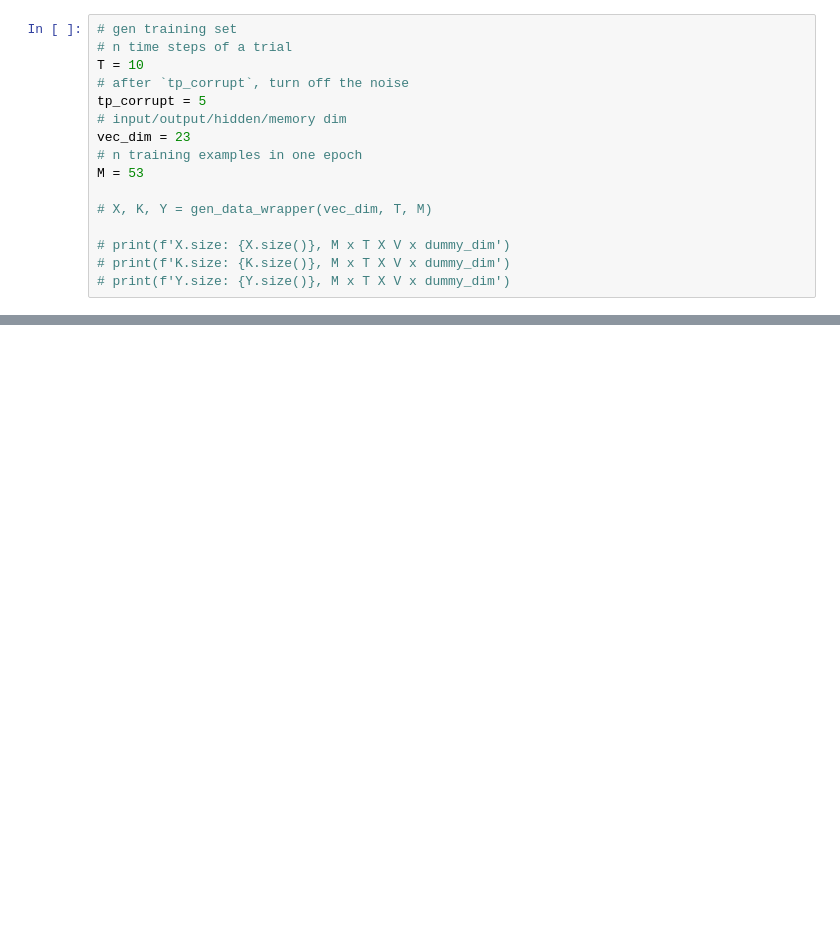
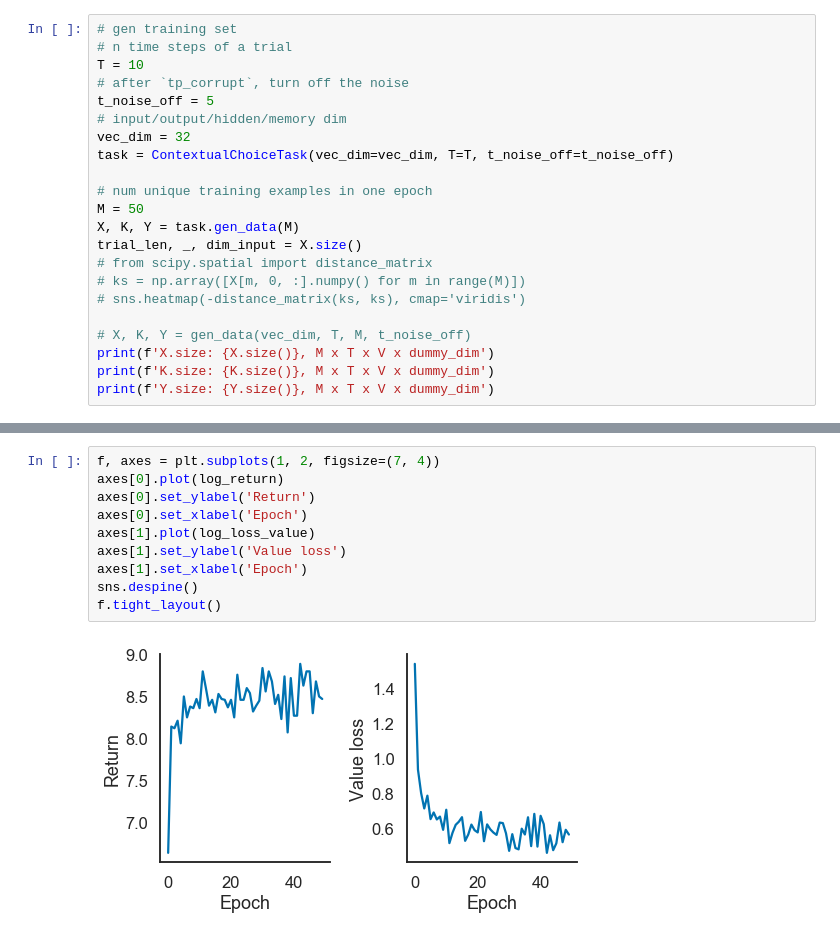
Before and after one commit to qihongl/dnd-lstm, a Jupyter notebook: src/contextual-choice.ipynb, the cells around one changed output, grey strips where cells are left out. Saved outputs shown, nothing was run; the diff lists cells and outputs as text; blank space fills up the shorter version.

```diff
--- a/src/contextual-choice.ipynb
+++ b/src/contextual-choice.ipynb
@@ -77,14 +24,20 @@ def gen_data_wrapper(vec_dim, T, M):
 # n time steps of a trial
 T = 10
 # after `tp_corrupt`, turn off the noise
-tp_corrupt = 5
+t_noise_off = 5
 # input/output/hidden/memory dim
-vec_dim = 23
-# n training examples in one epoch
-M = 53
+vec_dim = 32
+task = ContextualChoiceTask(vec_dim=vec_dim, T=T, t_noise_off=t_noise_off)
 
-# X, K, Y = gen_data_wrapper(vec_dim, T, M)
+# num unique training examples in one epoch
+M = 50
+X, K, Y = task.gen_data(M)
+trial_len, _, dim_input = X.size()
+# from scipy.spatial import distance_matrix
+# ks = np.array([X[m, 0, :].numpy() for m in range(M)])
+# sns.heatmap(-distance_matrix(ks, ks), cmap='viridis')
 
-# print(f'X.size: {X.size()}, M x T X V x dummy_dim')
-# print(f'K.size: {K.size()}, M x T X V x dummy_dim')
-# print(f'Y.size: {Y.size()}, M x T X V x dummy_dim')
+# X, K, Y = gen_data(vec_dim, T, M, t_noise_off)
+print(f'X.size: {X.size()}, M x T x V x dummy_dim')
+print(f'K.size: {K.size()}, M x T x V x dummy_dim')
+print(f'Y.size: {Y.size()}, M x T x V x dummy_dim')
@@ -278,0 +155,12 @@ f.tight_layout()
+# %%
+f, axes = plt.subplots(1, 2, figsize=(7, 4))
+axes[0].plot(log_return)
+axes[0].set_ylabel('Return')
+axes[0].set_xlabel('Epoch')
+axes[1].plot(log_loss_value)
+axes[1].set_ylabel('Value loss')
+axes[1].set_xlabel('Epoch')
+sns.despine()
+f.tight_layout()
+# %% [output]
+[figure, added]
```
Also changed, not shown: parts of 16 cells of this notebook, 15 other files.
